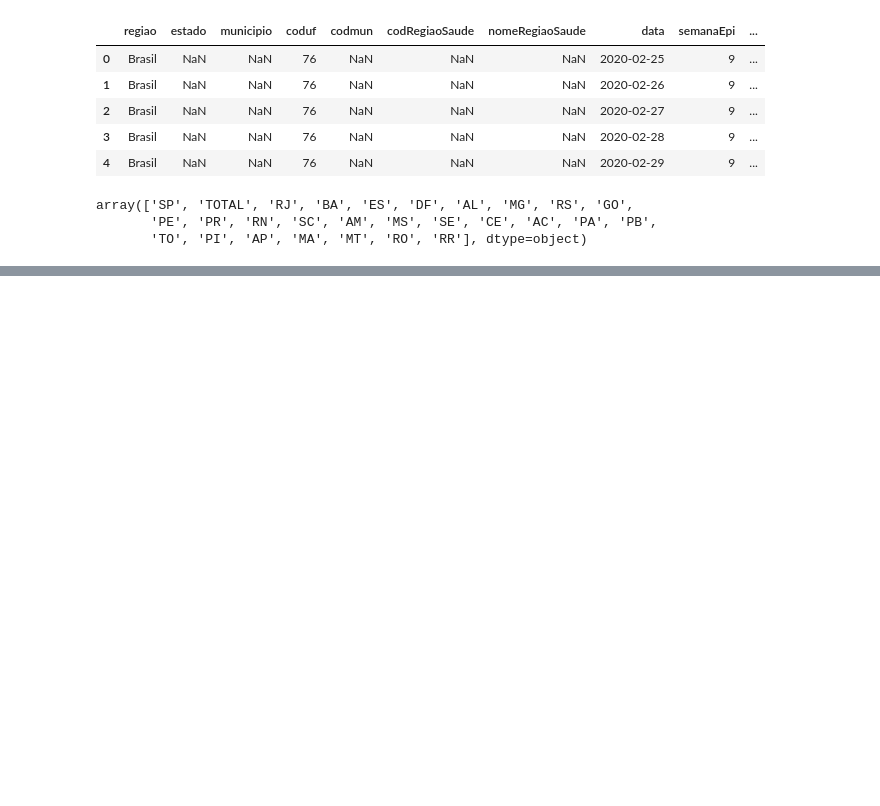
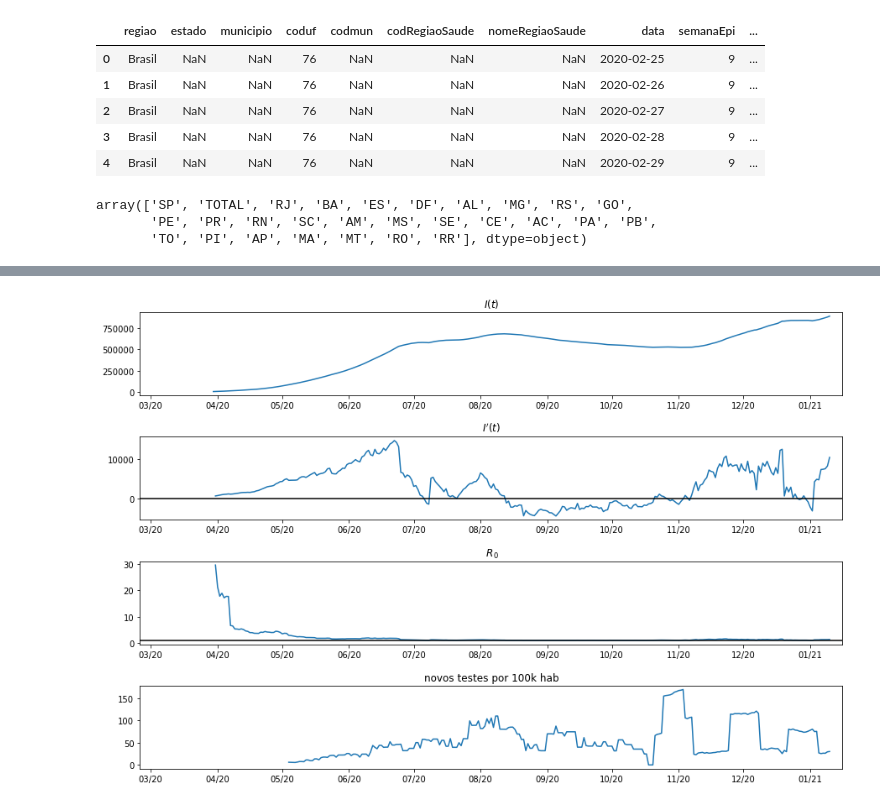
Before and after one commit to fontanads/bootcamp_dsa_2021, a Jupyter notebook: src/notebooks/new_notebook.ipynb, the cells around one changed output, grey strips where cells are left out. Drawn from its saved outputs; the diff is of its cells as text; code cells hidden in the pictures; blank space fills up the shorter version.

```diff
--- a/src/notebooks/new_notebook.ipynb
+++ b/src/notebooks/new_notebook.ipynb
@@ -457,0 +378,28 @@ for i in range(len(a)):
+# %%
+f, a = plt.subplots(4,1 , figsize=(15,10), gridspec_kw={'hspace':.5})
+
+a[0].plot(df_temp['I']),
+a[0].set_title(r"$ I (t) $")
+
+a[1].plot(df_temp['I_diff']),
+a[1].set_title(r"$ I^\prime (t) $")
+a[1].axhline(y=0,color='k')
+
+a[2].plot(df_temp['R0'])
+a[2].set_title(r" $R_0$ ")
+a[2].axhline(y=1,color='k')
+
+
+a[3].plot(df_temp['tests_per_100k_inhabitants'].diff(1))
+a[3].set_title(r"novos testes por 100k hab")
+
+for i in range(len(a)):
+    a[i].set_xlim([df_temp.index.min(),df_temp.index.max()])
+    a[i].xaxis.set_major_formatter(DateFormatter('%m/%y'))
+# a[0].plot(df_temp['S_diff']), a[0].set_title(r"$ S^\prime(t) $")
+# a[0].plot(df_temp['S_diff']), a[0].set_title(r"$ S^\prime(t) $")
+
+# a[1].plot(df_temp['I_diff']), a[1].set_title(r"$ I^\prime (t) $")
+# a[2].plot(df_temp['R_diff']), a[2].set_title(r"$ R^\prime(t) $")
+# %% [output]
+[figure, added]
```
Also changed, not shown: parts of 42 cells of this notebook, 9 other files.
